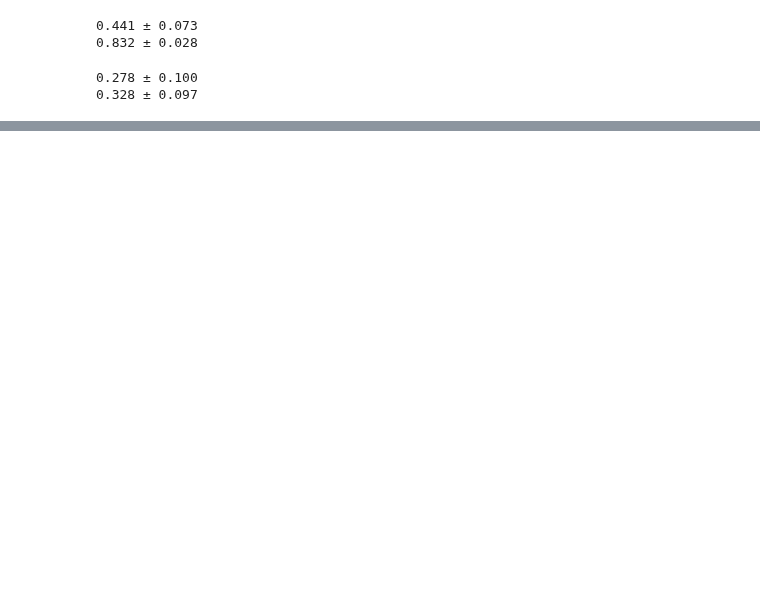
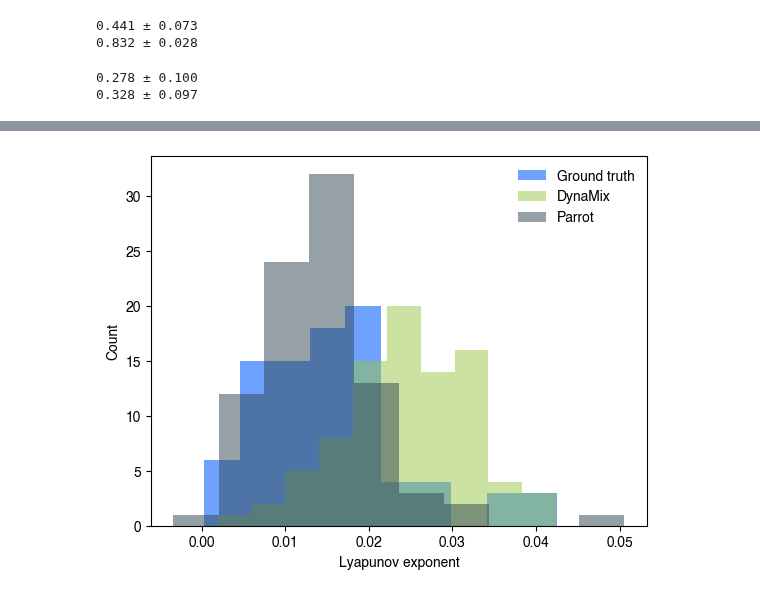
Before and after one commit to y-z-zhang/parroting, a Jupyter notebook: benchmark/invariant_properties_longhorizons.ipynb, the cells around one changed output, grey strips where cells are left out. Drawn from its saved outputs; the diff is of its cells as text; code cells hidden in the pictures; blank space fills up the shorter version.

```diff
--- a/benchmark/invariant_properties_longhorizons.ipynb
+++ b/benchmark/invariant_properties_longhorizons.ipynb
@@ -267,0 +315,14 @@ print(f"{np.mean(all_kl_parrot):.3f} ± {np.std(all_kl_parrot):.3f}")
+# %%
+import pandas as pd
+df_all = pd.read_csv('../analysis/all_lyap_true_dynamix_parrot.csv')
+
+plt.hist(df_all["true"], color=(0.372549, 0.596078, 1), alpha=0.9, label="Ground truth")
+plt.hist(df_all["dynamix"], color=dynamix_color, alpha=0.5, label="DynaMix")
+plt.hist(df_all["parrot"], color=parrot_color, alpha=0.5, label="Parrot")
+plt.xlabel("Lyapunov exponent")
+plt.ylabel("Count")
+plt.legend(frameon=False)
+
+# dg.better_savefig("../analysis/lyapunov_histogram.pdf", dpi=300, transparent=True)
+# %% [output]
+[figure, added]
```
Also changed, not shown: parts of 11 cells of this notebook, 24 other files.
